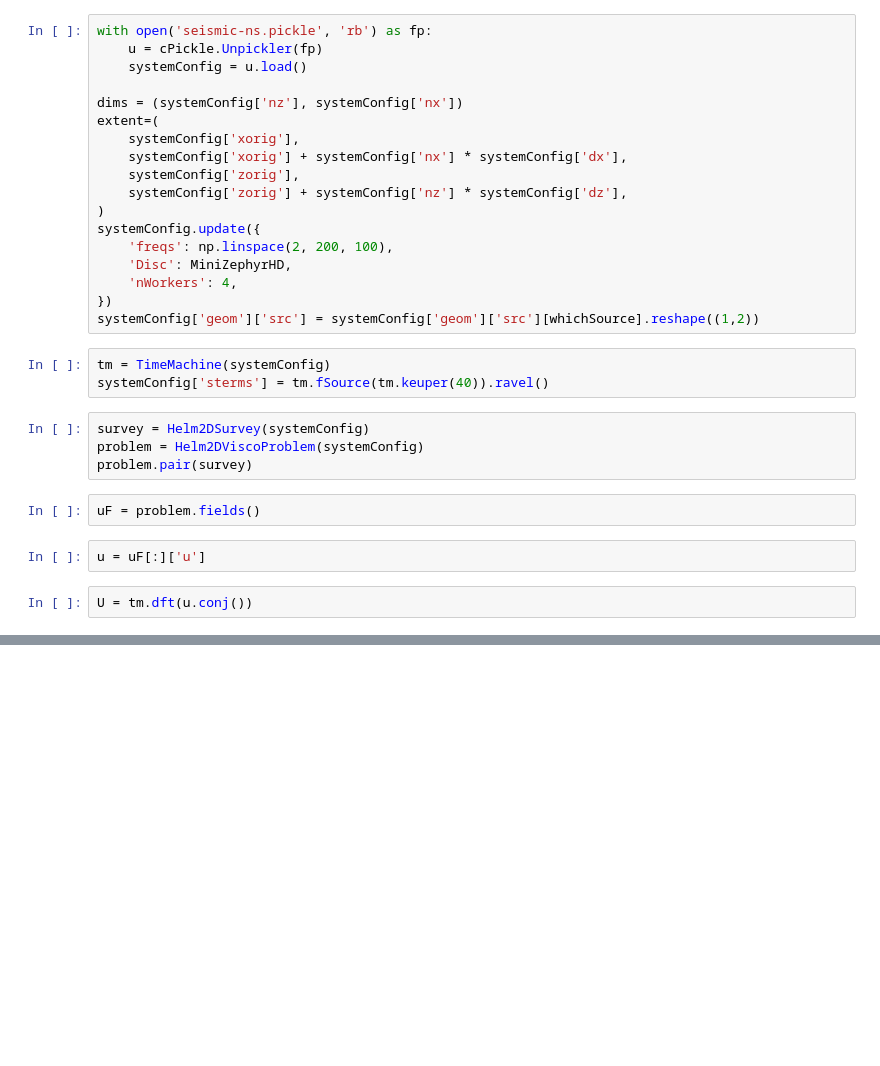
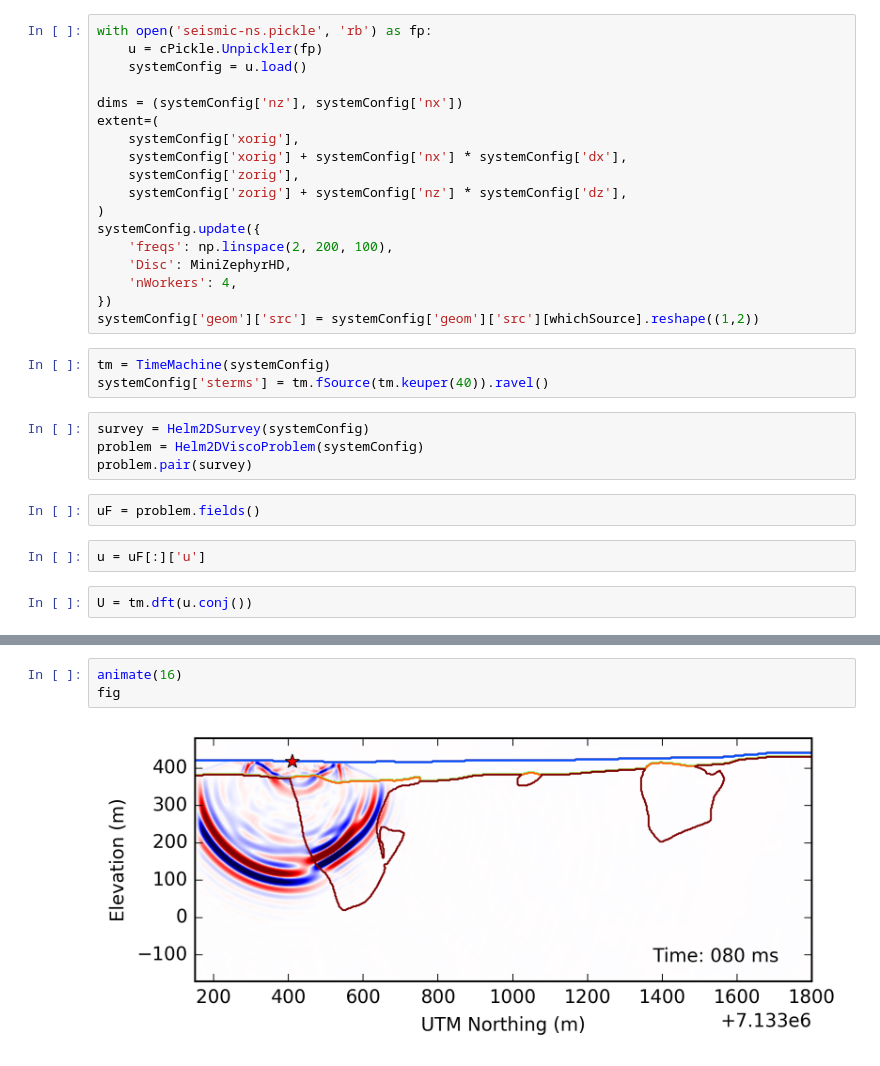
Before and after one commit to simpeg/presentations, a Jupyter notebook: SciPy2016/Geological_model/Seismic Wavefields NS.ipynb, the cells around one changed output, grey strips where cells are left out. Saved outputs shown, nothing was run; the diff lists cells and outputs as text; blank space fills up the shorter version.

```diff
--- a/SciPy2016/Geological_model/Seismic Wavefields NS.ipynb
+++ b/SciPy2016/Geological_model/Seismic Wavefields NS.ipynb
@@ -82,0 +94,5 @@ HTML(anim.to_html5_video())
+# %%
+animate(16)
+fig
+# %% [output]
+[figure, added]
```
Also changed, not shown: parts of 7 cells of this notebook, 1 other file.
